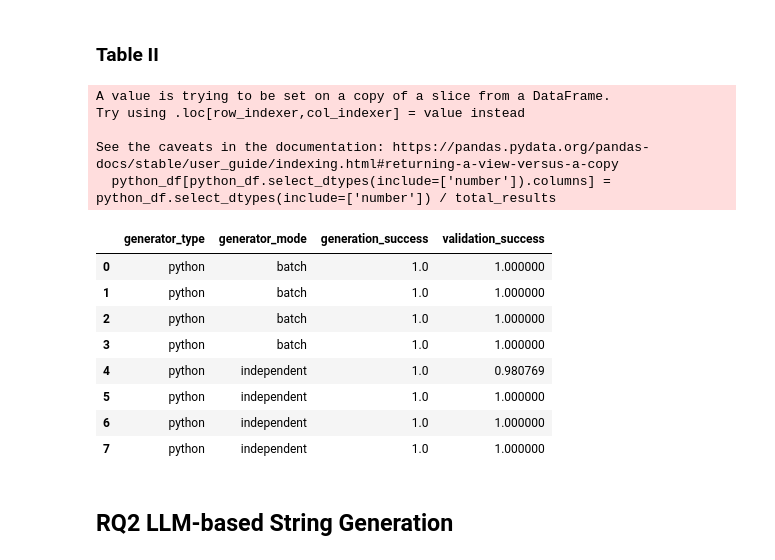
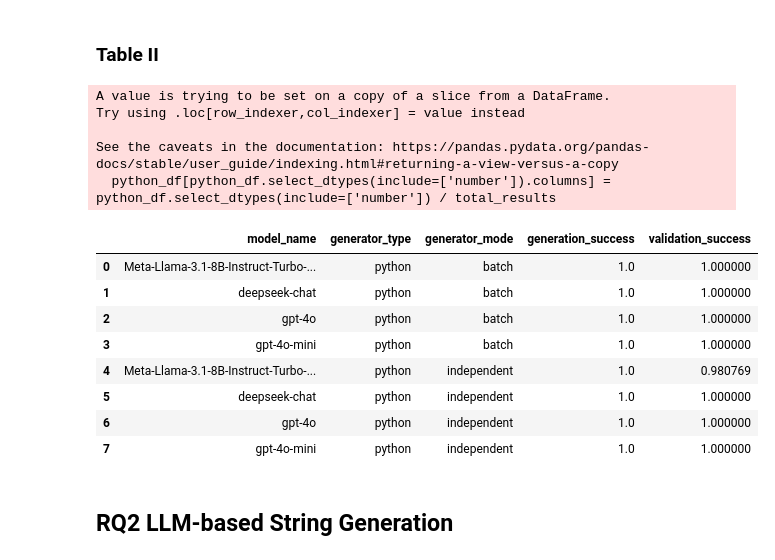
Before and after one commit to 20001LastOrder/ConStrainSolver, a Jupyter notebook: measurements/evaluation.ipynb, the cells around one changed output. Drawn from its saved outputs; the diff is of its cells as text; code cells hidden in the pictures.

```diff
--- a/measurements/evaluation.ipynb
+++ b/measurements/evaluation.ipynb
@@ -187,23 +187,23 @@ plt.show()
 # %%
 python_df = df[df["generator_type"] == "python"]
 python_df[python_df.select_dtypes(include=['number']).columns] = python_df.select_dtypes(include=['number']) / total_results
 
-python_df[["generator_type", "generator_mode", "generation_success", "validation_success"]]
+python_df[["model_name", "generator_type", "generator_mode", "generation_success", "validation_success"]]
 # %% [output]
 A value is trying to be set on a copy of a slice from a DataFrame.
 Try using .loc[row_indexer,col_indexer] = value instead
 
 See the caveats in the documentation: https://pandas.pydata.org/pandas-docs/stable/user_guide/indexing.html#returning-a-view-versus-a-copy
   python_df[python_df.select_dtypes(include=['number']).columns] = python_df.select_dtypes(include=['number']) / total_results
-|  | generator_type | generator_mode | generation_success | validation_success |
-| 0 | python | batch | 1.0 | 1.000000 |
-| 1 | python | batch | 1.0 | 1.000000 |
-| 2 | python | batch | 1.0 | 1.000000 |
-| 3 | python | batch | 1.0 | 1.000000 |
-| 4 | python | independent | 1.0 | 0.980769 |
-| 5 | python | independent | 1.0 | 1.000000 |
-| 6 | python | independent | 1.0 | 1.000000 |
-| 7 | python | independent | 1.0 | 1.000000 |
+|  | model_name | generator_type | generator_mode | generation_success | validation_success |
+| 0 | Meta-Llama-3.1-8B-Instruct-Turbo-... | python | batch | 1.0 | 1.000000 |
+| 1 | deepseek-chat | python | batch | 1.0 | 1.000000 |
+| 2 | gpt-4o | python | batch | 1.0 | 1.000000 |
+| 3 | gpt-4o-mini | python | batch | 1.0 | 1.000000 |
+| 4 | Meta-Llama-3.1-8B-Instruct-Turbo-... | python | independent | 1.0 | 0.980769 |
+| 5 | deepseek-chat | python | independent | 1.0 | 1.000000 |
+| 6 | gpt-4o | python | independent | 1.0 | 1.000000 |
+| 7 | gpt-4o-mini | python | independent | 1.0 | 1.000000 |
 # %% [markdown]
 ## RQ2 LLM-based String Generation
 # %%
```
Also changed, not shown: 14 other files.
